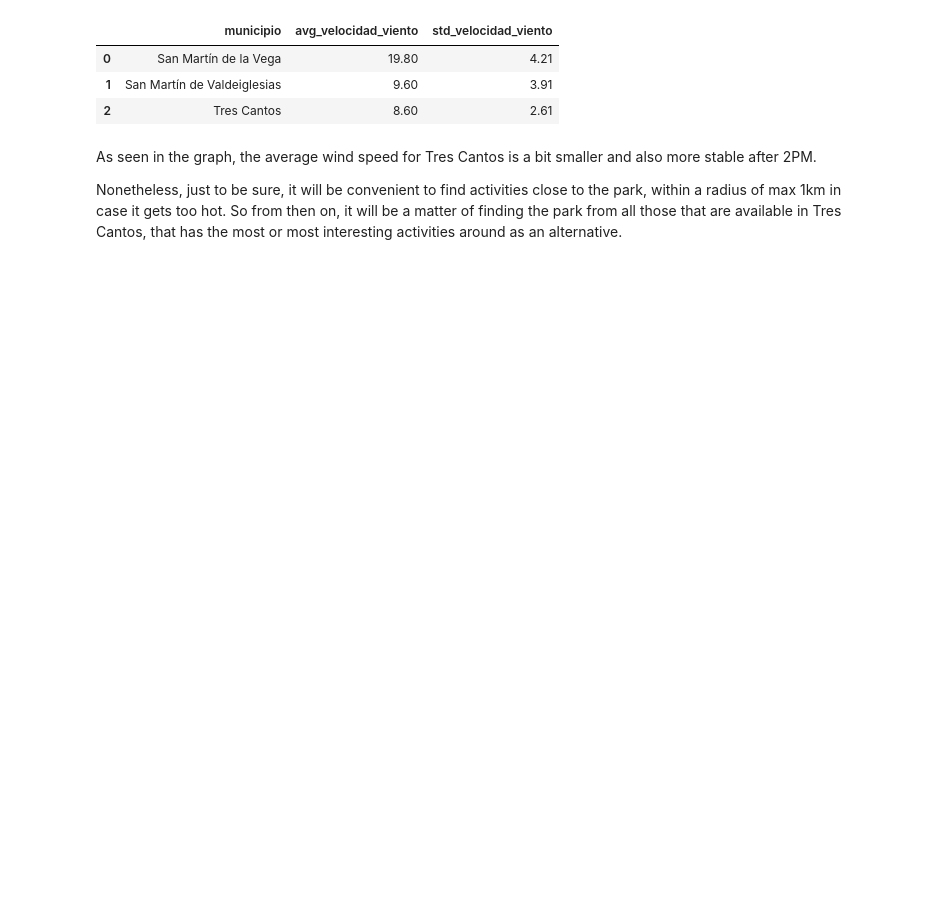
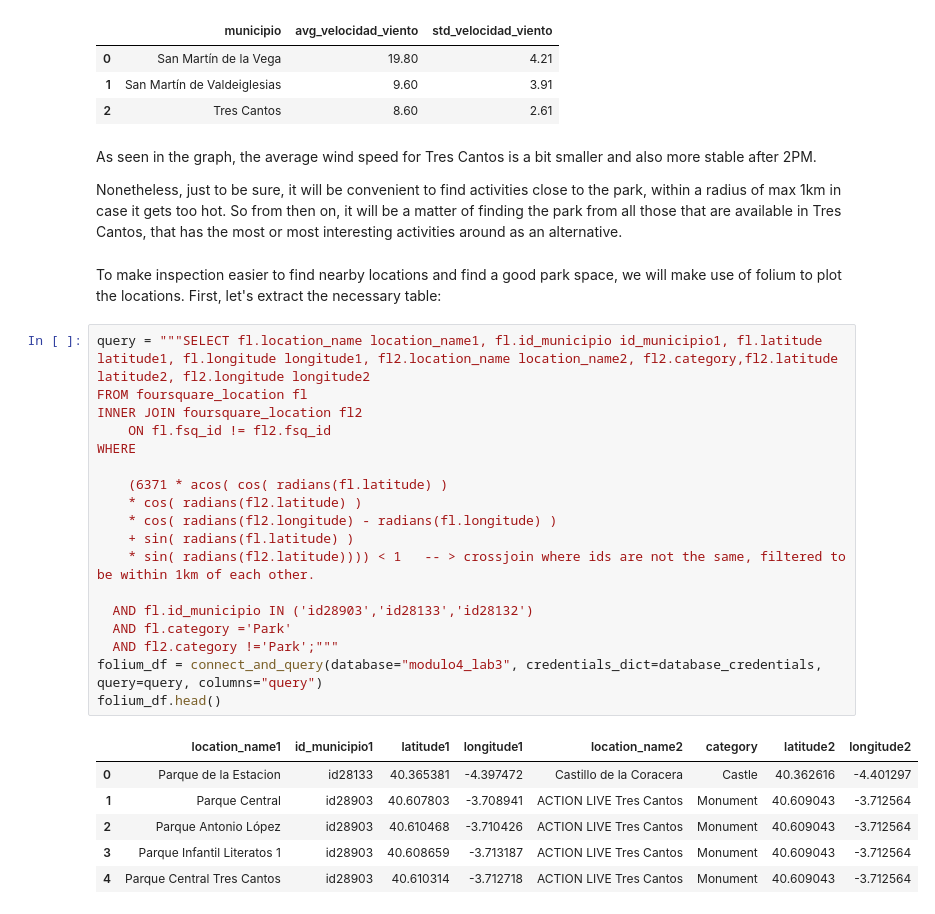
Before and after one commit to MiguelLopezVirues/lab3_modulo4_sql, a Jupyter notebook: notebooks/2. analysis.ipynb, the cells around one changed output. Drawn from its saved outputs; the diff is of its cells as text; blank space fills up the shorter version.

```diff
--- a/notebooks/2. analysis.ipynb
+++ b/notebooks/2. analysis.ipynb
@@ -258,3 +256,30 @@ pd.DataFrame(cursor.fetchall(), columns=["municipio","avg_velocidad_viento","std
 As seen in the graph, the average wind speed for Tres Cantos is a bit smaller and also more stable after 2PM.
 
 Nonetheless, just to be sure, it will be convenient to find activities close to the park, within a radius of max 1km in case it gets too hot. So from then on, it will be a matter of finding the park from all those that are available in Tres Cantos, that has the most or most interesting activities around as an alternative.
+# %% [markdown]
+To make inspection easier to find nearby locations and find a good park space, we will make use of folium to plot the locations. First, let's extract the necessary table:
+# %%
+query = """SELECT fl.location_name location_name1, fl.id_municipio id_municipio1, fl.latitude latitude1, fl.longitude longitude1, fl2.location_name location_name2, fl2.category,fl2.latitude latitude2, fl2.longitude longitude2
+FROM foursquare_location fl
+INNER JOIN foursquare_location fl2
+    ON fl.fsq_id != fl2.fsq_id
+WHERE
+
+    (6371 * acos( cos( radians(fl.latitude) )
+    * cos( radians(fl2.latitude) )
+    * cos( radians(fl2.longitude) - radians(fl.longitude) )
+    + sin( radians(fl.latitude) )
+    * sin( radians(fl2.latitude)))) < 1   -- > crossjoin where ids are not the same, filtered to be within 1km of each other.
+
+  AND fl.id_municipio IN ('id28903','id28133','id28132')
+  AND fl.category ='Park'
+  AND fl2.category !='Park';"""
+folium_df = connect_and_query(database="modulo4_lab3", credentials_dict=database_credentials, query=query, columns="query")
+folium_df.head()
+# %% [output]
+|  | location_name1 | id_municipio1 | latitude1 | longitude1 | location_name2 | category | latitude2 | longitude2 |
+| 0 | Parque de la Estacion | id28133 | 40.365381 | -4.397472 | Castillo de la Coracera | Castle | 40.362616 | -4.401297 |
+| 1 | Parque Central | id28903 | 40.607803 | -3.708941 | ACTION LIVE Tres Cantos | Monument | 40.609043 | -3.712564 |
+| 2 | Parque Antonio López | id28903 | 40.610468 | -3.710426 | ACTION LIVE Tres Cantos | Monument | 40.609043 | -3.712564 |
+| 3 | Parque Infantil Literatos 1 | id28903 | 40.608659 | -3.713187 | ACTION LIVE Tres Cantos | Monument | 40.609043 | -3.712564 |
+| 4 | Parque Central Tres Cantos | id28903 | 40.610314 | -3.712718 | ACTION LIVE Tres Cantos | Monument | 40.609043 | -3.712564 |
```
Also changed, not shown: parts of 14 cells of this notebook, 3 other files.
